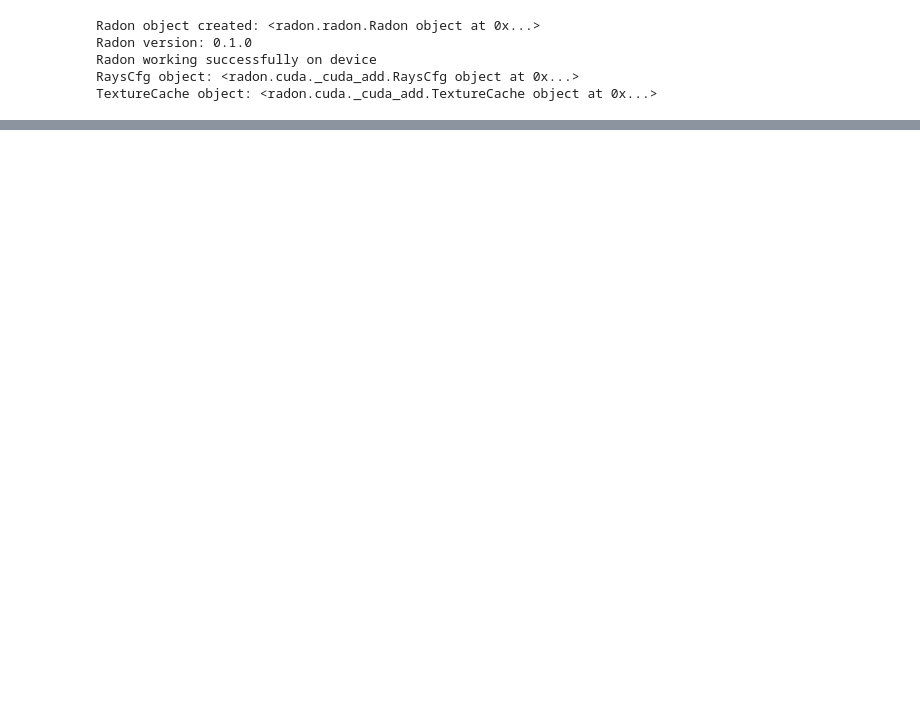
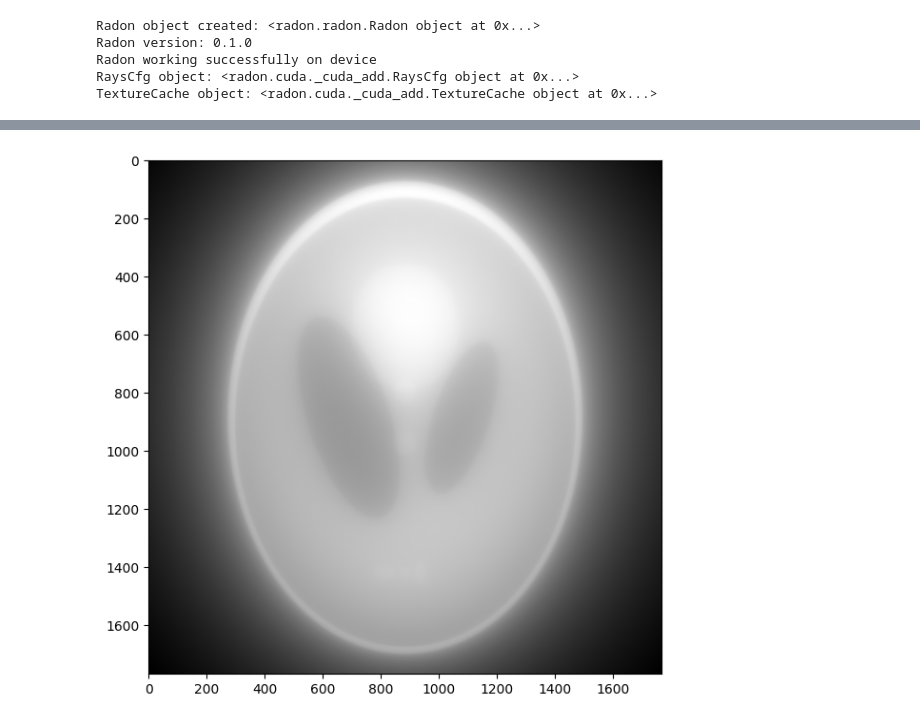
Before and after one commit to ophusgroup/radon, a Jupyter notebook: notebooks/hello_world.ipynb, the cells around one changed output, grey strips where cells are left out. Saved outputs shown, nothing was run; the diff lists cells and outputs as text; code cells hidden in the pictures; blank space fills up the shorter version.

```diff
--- a/notebooks/hello_world.ipynb
+++ b/notebooks/hello_world.ipynb
@@ -46,0 +89,5 @@ TextureCache object: <radon.cuda._cuda_add.TextureCache object at 0x...>
+# %%
+bp = radon.backprojection(sinogram)
+_ = plt.imshow(bp.cpu(), cmap="gray")
+# %% [output]
+[figure, added]
```
Also changed, not shown: parts of 5 cells of this notebook, 3 other files.
